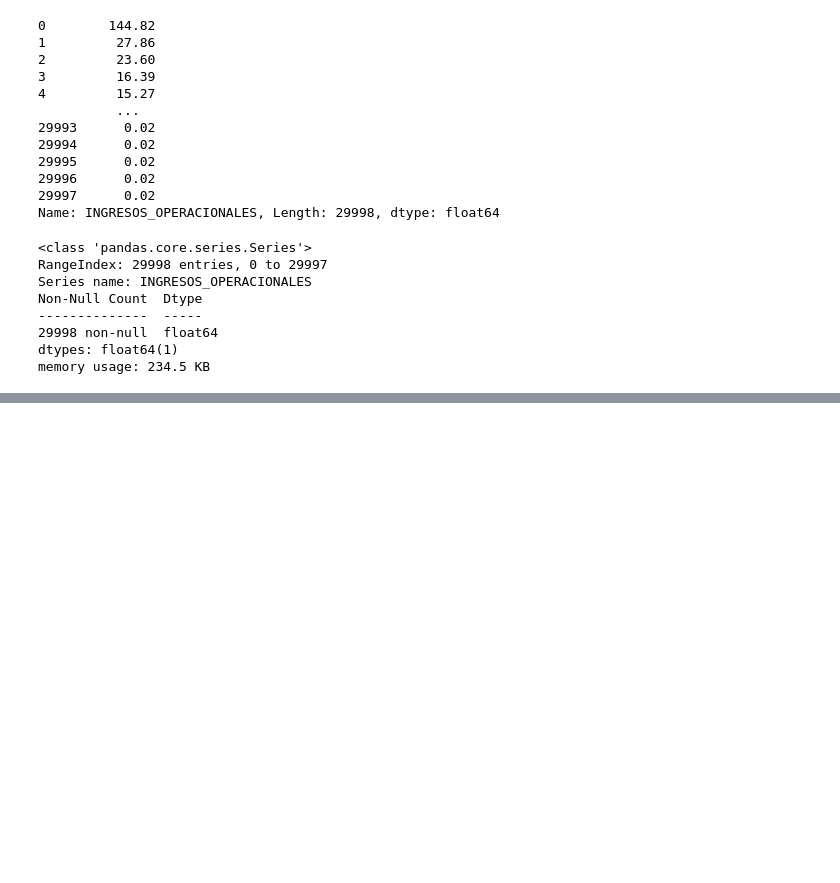
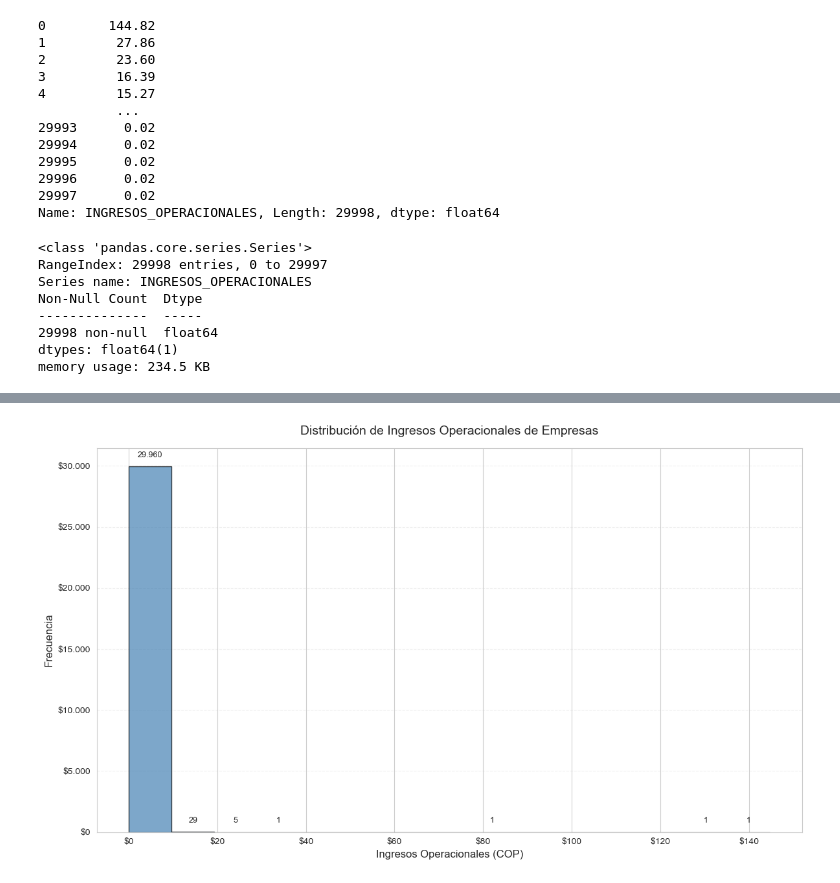
Before and after one commit to gabrielroncancio/herramientas_big_data_SAG, a Jupyter notebook: visualization_histogram_aio.ipynb, the cells around one changed output, grey strips where cells are left out. Cells and saved outputs as stored; diff of their text form; code cells hidden in the pictures; blank space fills up the shorter version.

```diff
--- a/visualization_histogram_aio.ipynb
+++ b/visualization_histogram_aio.ipynb
@@ -103,0 +106,59 @@ plt.show()
+# %%
+# Supongamos que df es tu DataFrame (asegúrate de cargarlo previamente)
+# Ejemplo: df = pd.read_csv('tu_archivo.csv')
+
+# Limpiar datos: Asegurarse de que INGRESOS_OPERACIONALES sea numérico y manejar nulos
+df['INGRESOS_OPERACIONALES'] = pd.to_numeric(df['INGRESOS_OPERACIONALES'], errors='coerce')
+df = df.dropna(subset=['INGRESOS_OPERACIONALES'])
+
+
+# Configurar el estilo de Seaborn para un look más limpio
+sns.set_style("whitegrid")
+
+# Crear una figura con tamaño adecuado
+plt.figure(figsize=(12, 7))
+
+# Calcular número óptimo de bins (regla de Sturges)
+bins = int(np.log2(len(df_filtered['INGRESOS_OPERACIONALES'])) + 1)
+
+# Crear el histograma
+n, bins, patches = plt.hist(
+    df['INGRESOS_OPERACIONALES'],
+    bins=bins,
+    color='steelblue',
+    edgecolor='black',
+    alpha=0.7
+)
+
+# Función para formatear con separadores de miles y símbolo $
+formatter = FuncFormatter(lambda x, pos: f'${int(x):,}'.replace(',', '.'))
+
+# Aplicar el formateador a los ejes X e Y
+plt.gca().xaxis.set_major_formatter(formatter)
+plt.gca().yaxis.set_major_formatter(formatter)
+
+# Añadir etiquetas de frecuencia encima de las barras
+for i in range(len(n)):
+    if n[i] > 0:  # Mostrar solo si la frecuencia no es cero
+        plt.text(
+            bins[i] + (bins[i+1] - bins[i]) / 2,  # Centro de la barra
+            n[i] + max(n) * 0.02,  # Desplazamiento proporcional
+            f'{int(n[i]):,}'.replace(',', '.'),  # Frecuencia con separador
+            ha='center', va='bottom', fontsize=9
+        )
+
+# Añadir título y etiquetas
+plt.title('Distribución de Ingresos Operacionales de Empresas', fontsize=14, pad=15)
+plt.xlabel('Ingresos Operacionales (COP)', fontsize=12)
+plt.ylabel('Frecuencia', fontsize=12)
+
+# Añadir cuadrícula ligera en el eje Y
+plt.grid(True, axis='y', linestyle='--', alpha=0.3)
+
+# Ajustar el diseño para evitar recortes
+plt.tight_layout()
+
+# Mostrar el gráfico
+plt.show()
+# %% [output]
+[figure, added]
```
Also changed, not shown: parts of 2 cells of this notebook, 2 other files.
